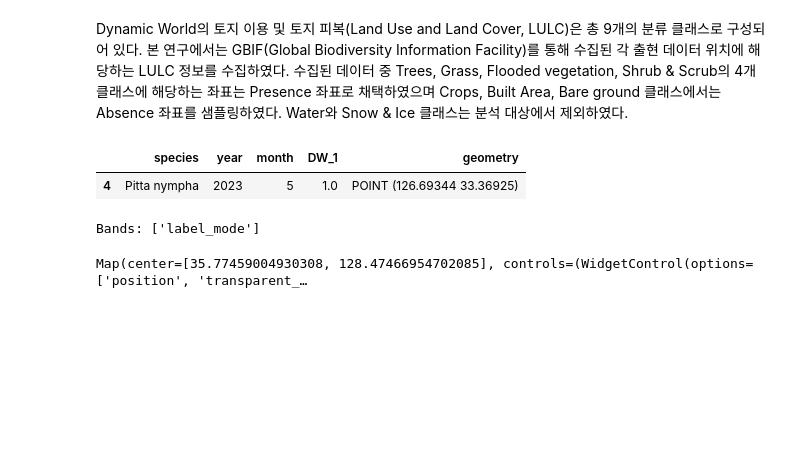
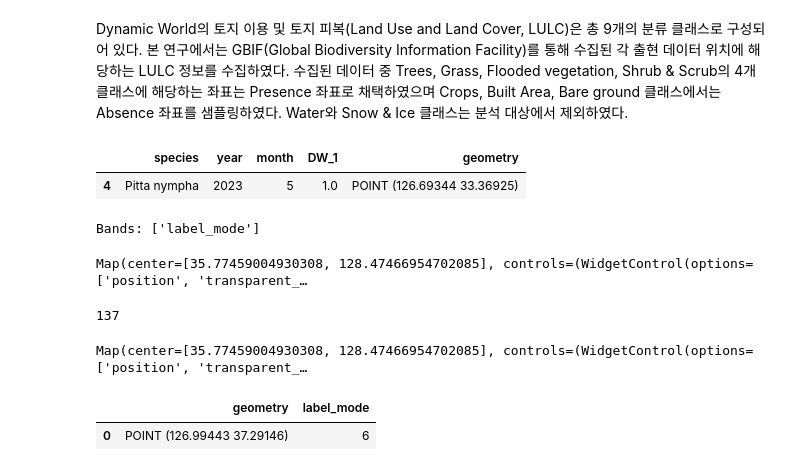
Before and after one commit to osgeokr/kari-sdm, a Jupyter notebook: 240721_gbif_pitta_nympha_data_ingestion.ipynb, the cells around one changed output. Saved outputs shown, nothing was run; the diff lists cells and outputs as text; code cells hidden in the pictures; blank space fills up the shorter version.

```diff
--- a/240721_gbif_pitta_nympha_data_ingestion.ipynb
+++ b/240721_gbif_pitta_nympha_data_ingestion.ipynb
@@ -387,11 +387,42 @@ label_mode = dw_composite_clipped.select('label_mode')
 mask = label_mode.eq(4).Or(label_mode.eq(6)).Or(label_mode.eq(7))
 
 # Apply the mask to the image.
-filtered_image = dw_composite_clipped.updateMask(mask)
+area_for_pa = dw_composite_clipped.updateMask(mask)
 
 m = geemap.Map(layout={'height':'400px', 'width':'800px'})
-m.addLayer(filtered_image, {}, 'Pseudo-absence area')
-m.centerObject(filtered_image, 9)
+m.addLayer(area_for_pa, {}, 'Area for Pseudo-absence')
+m.centerObject(area_for_pa, 9)
 m
 # %% [output]
 Map(center=[35.77459004930308, 128.47466954702085], controls=(WidgetControl(options=['position', 'transparent_…
+# %%
+len(presence)
+# %% [output]
+137
+# %%
+# Pseudo-absence points
+pseudo_abs_points = area_for_pa.sample(
+    region=area_for_pa.geometry(),
+    scale=10,
+    numPixels=len(presence),
+    seed=42,
+    geometries=True,
+)
+
+m = geemap.Map(layout={'height':'400px', 'width':'800px'})
+m.addLayer(area_for_pa, {}, 'Area for Pseudo-absence')
+m.addLayer(pseudo_abs_points, {"color": "red"}, "Pseudo-absence points")
+m.centerObject(area_for_pa, 9)
+m
+# %% [output]
+Map(center=[35.77459004930308, 128.47466954702085], controls=(WidgetControl(options=['position', 'transparent_…
+# %%
+# Convert FeatureCollection to GeoJSON
+geojson = geemap.ee_to_geojson(pseudo_abs_points)
+
+# Convert GeoJSON to GeoDataFrame
+absence = gpd.GeoDataFrame.from_features(geojson['features'])
+absence.head(1)
+# %% [output]
+|  | geometry | label_mode |
+| 0 | POINT (126.99443 37.29146) | 6 |
```
Also changed, not shown: parts of 8 cells of this notebook.
